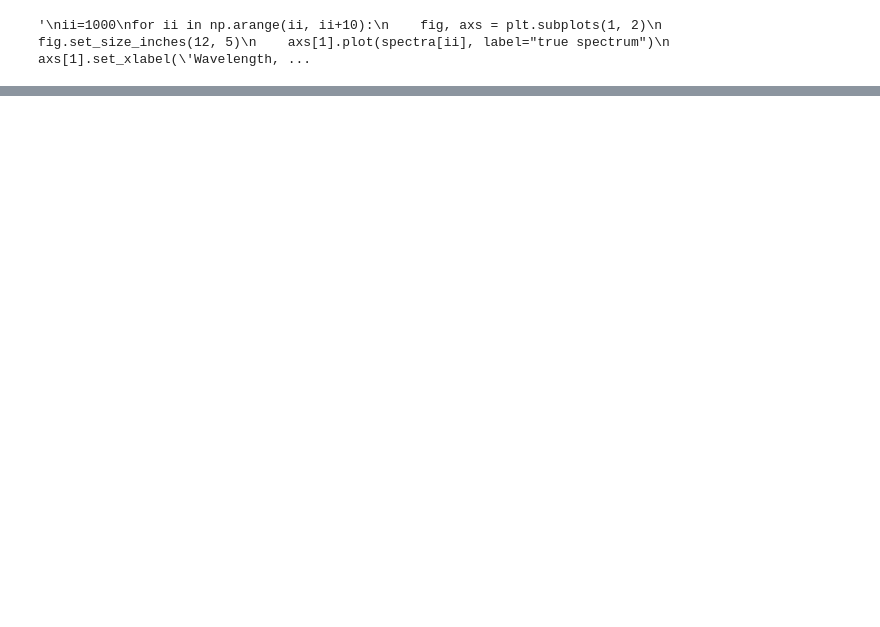
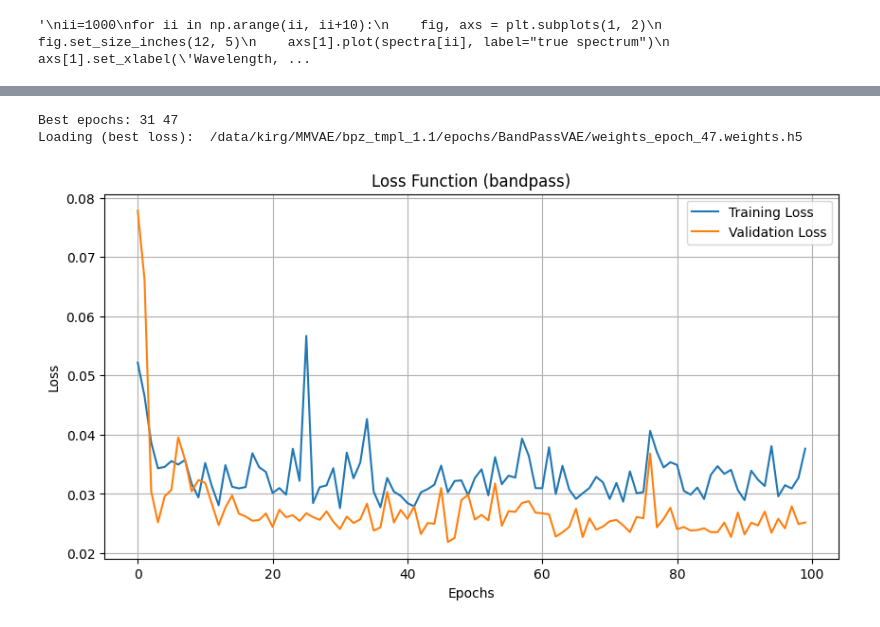
Before and after one commit to astrodeepnet/vae_mpoe, a Jupyter notebook: VAE_HSC_interp_PEGASE_2_sampling_spectrain.ipynb, the cells around one changed output, grey strips where cells are left out. Drawn from its saved outputs; the diff is of its cells as text; code cells hidden in the pictures; blank space fills up the shorter version.

```diff
--- a/VAE_HSC_interp_PEGASE_2_sampling_spectrain.ipynb
+++ b/VAE_HSC_interp_PEGASE_2_sampling_spectrain.ipynb
@@ -182,13 +333,13 @@ for ii in np.arange(ii, ii+10):
 # %%
-save_path = os.path.join(weight_path, 'epochs/BandPassVAE/')
-os.makedirs(save_path, exist_ok=True)
+save_path_bp = os.path.join(weight_path, 'epochs/BandPassVAE/')
+os.makedirs(save_path_bp, exist_ok=True)
 
 
-bpvae = BandPassVAE(5,latent_dim, spvae, beta=beta)
+bpvae = BandPassVAE(5,latent_dim, spvae, beta=beta[1])
 bpvae.compile(optimizer=keras.optimizers.Adam())
 
 checkpoint_cb = ModelCheckpoint(
-    filepath=os.path.join(save_path, 'weights_epoch_{epoch:02d}.weights.h5'),
+    filepath=os.path.join(save_path_bp, 'weights_epoch_{epoch:02d}.weights.h5'),
     save_weights_only=True,
     save_freq='epoch',
     verbose=1
@@ -197,6 +348,6 @@ checkpoint_cb = ModelCheckpoint(
 bpvae(tf.zeros((1, 5)))
 
 
-h=bpvae.fit((integrals, spectra), epochs=epochs, batch_size=batch_size, validation_split=0.2,
+hbp=bpvae.fit((integrals, spectra), epochs=epochs, batch_size=batch_size, validation_split=0.2,
             callbacks=[checkpoint_cb])
 # %% [output]
@@ -228 +382,30 @@ Epoch 50: saving model to /data/kirg/MMVAE/epochs/BandPassVAE/weights_epoch_50.w
+# %%
+be_tot = np.argmin(hbp.history['loss']) + 1
+be_val = np.argmin(hbp.history['val_loss']) + 1
+
+print('Best epochs:', be_tot, be_val)
+
+
+weight_file = os.path.join(save_path_bp, f'weights_epoch_{be_val:02d}.weights.h5')
+
+print('Loading (best loss): ', weight_file)
+
+#bpvae.load_weights(weight_file)
+# %% [output]
+Best epochs: 31 47
+Loading (best loss):  /data/kirg/MMVAE/bpz_tmpl_1.1/epochs/BandPassVAE/weights_epoch_47.weights.h5
+# %%
+history = hbp.history
+
+plt.figure(figsize=(10, 5))
+plt.plot(history['loss'], label='Training Loss')
+plt.plot(history['val_loss'], label='Validation Loss')
+plt.xlabel('Epochs')
+plt.ylabel('Loss')
+plt.title('Loss Function (bandpass)')
+plt.legend()
+plt.grid(True)
+plt.show()
+# %% [output]
+[figure, added]
 # %%
```
Also changed, not shown: parts of 29 cells of this notebook, 2 other files.
